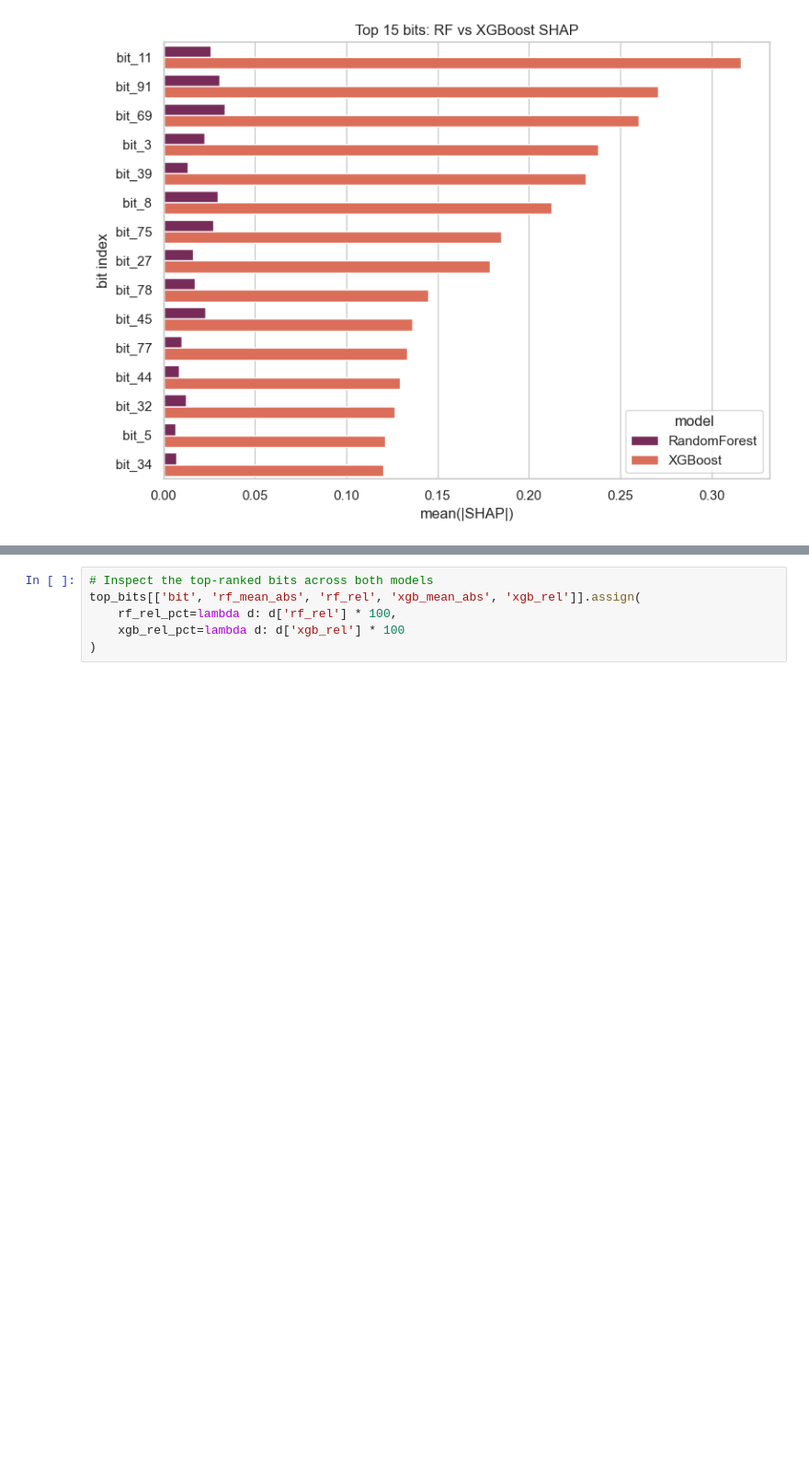
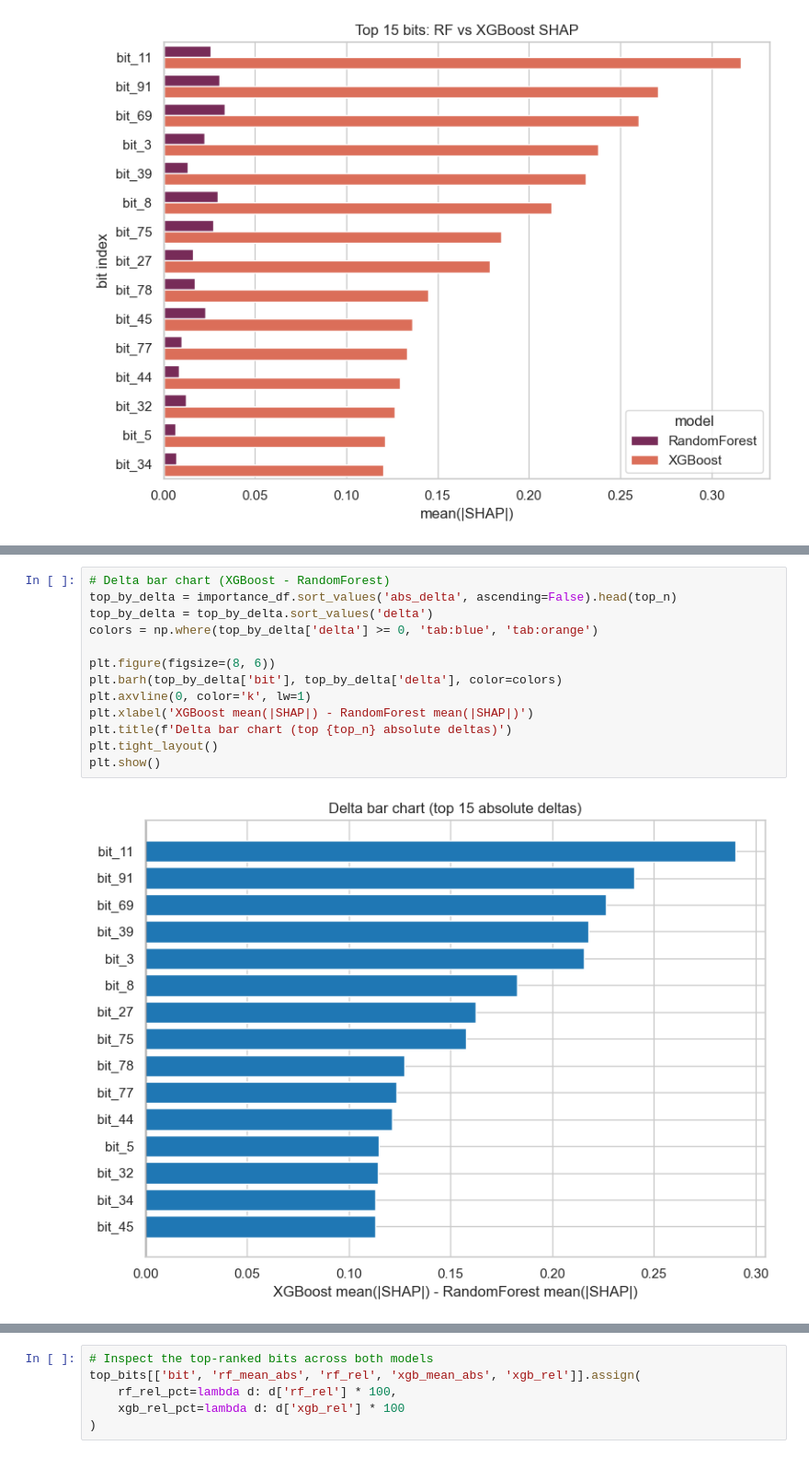
Before and after one commit to lopataa/qspr-qsar-explainability, a Jupyter notebook: qspr/shap_rf_vs_xgboost.ipynb, the cells around one changed output, grey strips where cells are left out. Shown at 92% size. Saved outputs shown, nothing was run; the diff lists cells and outputs as text; blank space fills up the shorter version.

```diff
--- a/qspr/shap_rf_vs_xgboost.ipynb
+++ b/qspr/shap_rf_vs_xgboost.ipynb
@@ -204 +250,16 @@ plt.show()
+# %%
+# Delta bar chart (XGBoost - RandomForest)
+top_by_delta = importance_df.sort_values('abs_delta', ascending=False).head(top_n)
+top_by_delta = top_by_delta.sort_values('delta')
+colors = np.where(top_by_delta['delta'] >= 0, 'tab:blue', 'tab:orange')
+
+plt.figure(figsize=(8, 6))
+plt.barh(top_by_delta['bit'], top_by_delta['delta'], color=colors)
+plt.axvline(0, color='k', lw=1)
+plt.xlabel('XGBoost mean(|SHAP|) - RandomForest mean(|SHAP|)')
+plt.title(f'Delta bar chart (top {top_n} absolute deltas)')
+plt.tight_layout()
+plt.show()
+# %% [output]
+[figure, added]
 # %%
```
Also changed, not shown: parts of 5 cells of this notebook.
